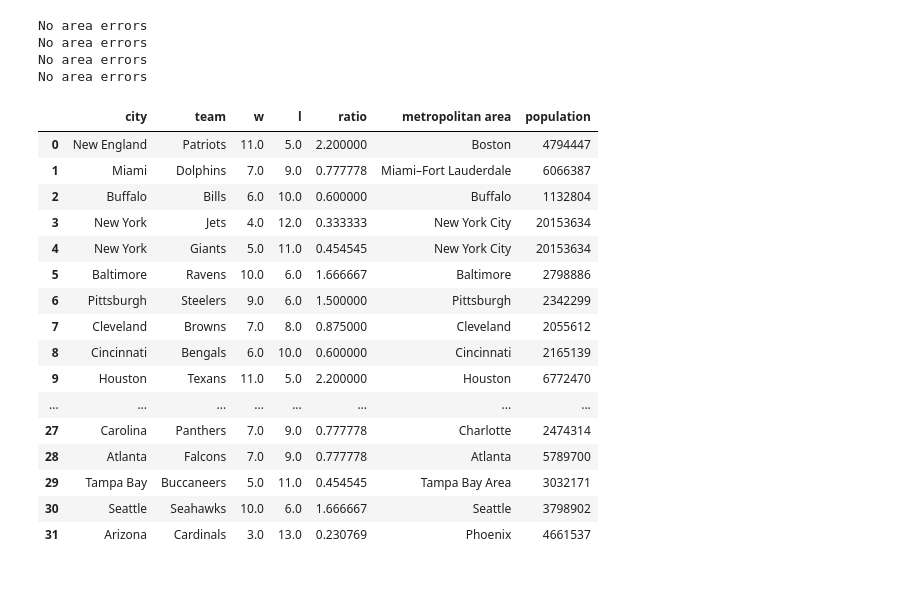
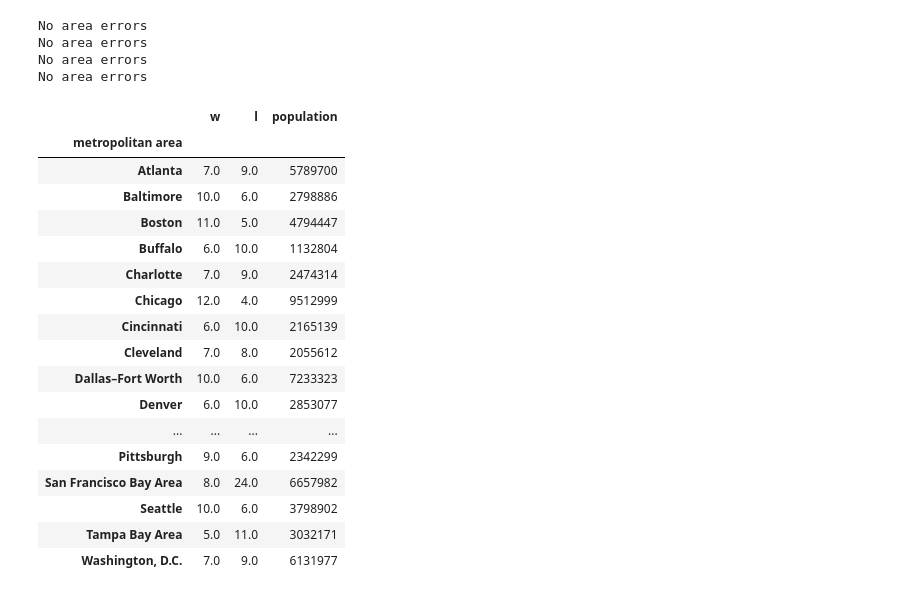
Before and after one commit to kevinmiguel97/Regions-sport-teams-anlysis, a Jupyter notebook: Regions_analysis.ipynb, the cells around one changed output. Saved outputs shown, nothing was run; the diff lists cells and outputs as text; code cells hidden in the pictures.

Commit message:
Grouping by area code

```diff
--- a/Regions_analysis.ipynb
+++ b/Regions_analysis.ipynb
@@ -35,6 +35,9 @@ cities = cities.iloc[:-1, [0, 3, 5, 6, 7, 8]]
 cities.columns = [x.lower().strip() for x in cities.columns]
 cities.rename({'population (2016 est.)[8]': 'population'}, axis=1, inplace=True)
 
+# Converting population into integer
+cities['population'] = cities['population'].astype(int)
+
 # Cleaning notes in team columns
 leagues = cities.columns
 for league in leagues:
@@ -369,22 +372,23 @@ No area errors
 # %%
 df = nfl_df
 df = pd.merge(df, cities[['metropolitan area', 'population']], how='inner', left_on='area', right_on='metropolitan area').drop(columns='area')
-df
+df_area = df.groupby('metropolitan area').agg({'w': (np.sum), 'l': (np.sum), 'population': (np.average)})
 # %% [output]
-|  | city | team | w | l | ratio | metropolitan area | population |
-| 0 | New England | Patriots | 11.0 | 5.0 | 2.200000 | Boston | 4794447 |
-| 1 | Miami | Dolphins | 7.0 | 9.0 | 0.777778 | Miami–Fort Lauderdale | 6066387 |
-| 2 | Buffalo | Bills | 6.0 | 10.0 | 0.600000 | Buffalo | 1132804 |
-| 3 | New York | Jets | 4.0 | 12.0 | 0.333333 | New York City | 20153634 |
-| 4 | New York | Giants | 5.0 | 11.0 | 0.454545 | New York City | 20153634 |
-| 5 | Baltimore | Ravens | 10.0 | 6.0 | 1.666667 | Baltimore | 2798886 |
-| 6 | Pittsburgh | Steelers | 9.0 | 6.0 | 1.500000 | Pittsburgh | 2342299 |
-| 7 | Cleveland | Browns | 7.0 | 8.0 | 0.875000 | Cleveland | 2055612 |
-| 8 | Cincinnati | Bengals | 6.0 | 10.0 | 0.600000 | Cincinnati | 2165139 |
-| 9 | Houston | Texans | 11.0 | 5.0 | 2.200000 | Houston | 6772470 |
-| ... | ... | ... | ... | ... | ... | ... | ... |
-| 27 | Carolina | Panthers | 7.0 | 9.0 | 0.777778 | Charlotte | 2474314 |
-| 28 | Atlanta | Falcons | 7.0 | 9.0 | 0.777778 | Atlanta | 5789700 |
-| 29 | Tampa Bay | Buccaneers | 5.0 | 11.0 | 0.454545 | Tampa Bay Area | 3032171 |
-| 30 | Seattle | Seahawks | 10.0 | 6.0 | 1.666667 | Seattle | 3798902 |
-| 31 | Arizona | Cardinals | 3.0 | 13.0 | 0.230769 | Phoenix | 4661537 |
+|  | w | l | population |
+| metropolitan area |  |  |  |
+| Atlanta | 7.0 | 9.0 | 5789700 |
+| Baltimore | 10.0 | 6.0 | 2798886 |
+| Boston | 11.0 | 5.0 | 4794447 |
+| Buffalo | 6.0 | 10.0 | 1132804 |
+| Charlotte | 7.0 | 9.0 | 2474314 |
+| Chicago | 12.0 | 4.0 | 9512999 |
+| Cincinnati | 6.0 | 10.0 | 2165139 |
+| Cleveland | 7.0 | 8.0 | 2055612 |
+| Dallas–Fort Worth | 10.0 | 6.0 | 7233323 |
+| Denver | 6.0 | 10.0 | 2853077 |
+| ... | ... | ... | ... |
+| Pittsburgh | 9.0 | 6.0 | 2342299 |
+| San Francisco Bay Area | 8.0 | 24.0 | 6657982 |
+| Seattle | 10.0 | 6.0 | 3798902 |
+| Tampa Bay Area | 5.0 | 11.0 | 3032171 |
+| Washington, D.C. | 7.0 | 9.0 | 6131977 |
```
Also changed, not shown: parts of 1 cell of this notebook.
